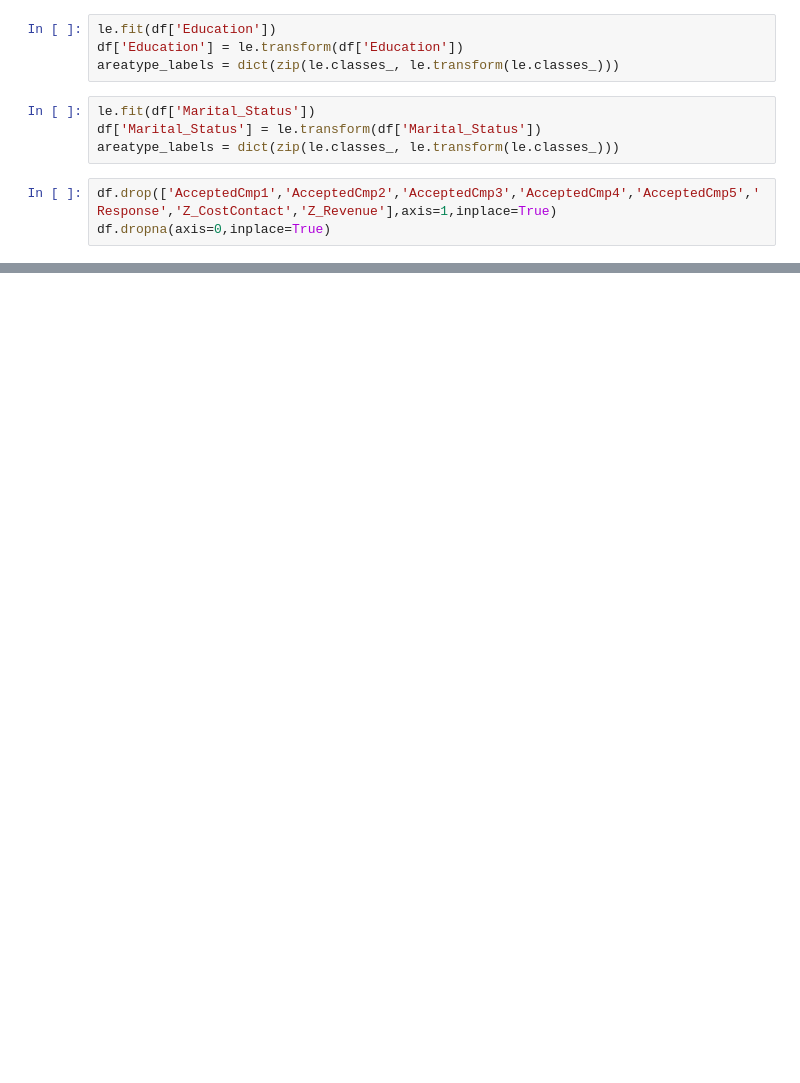
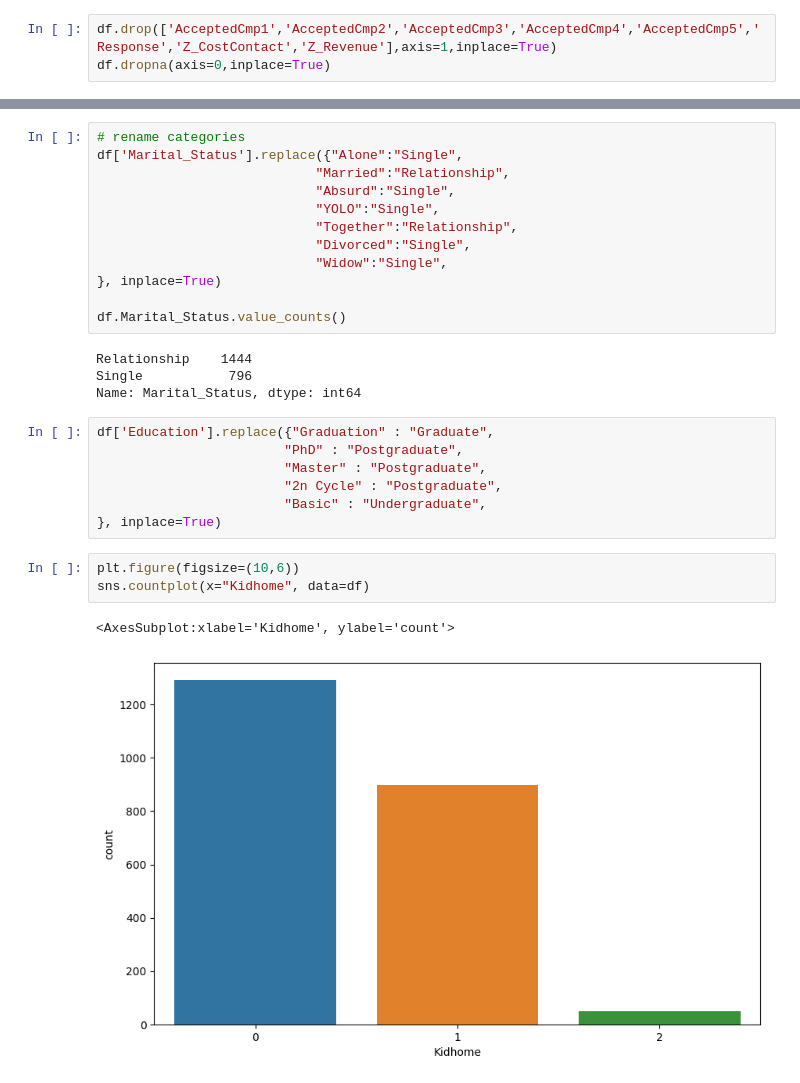
Before and after one commit to yeremiapane/Project-Capstone, a Jupyter notebook: projectCapstone.ipynb, the cells around one changed output, grey strips where cells are left out. Cells and saved outputs as stored; diff of their text form; blank space fills up the shorter version.

Commit message:
rename categories

```diff
--- a/projectCapstone.ipynb
+++ b/projectCapstone.ipynb
@@ -108,11 +103,3 @@ areatype_labels = dict(zip(le.classes_, le.transform(le.classes_)))
-# %%
-le.fit(df['Education'])
-df['Education'] = le.transform(df['Education'])
-areatype_labels = dict(zip(le.classes_, le.transform(le.classes_)))
-# %%
-le.fit(df['Marital_Status'])
-df['Marital_Status'] = le.transform(df['Marital_Status'])
-areatype_labels = dict(zip(le.classes_, le.transform(le.classes_)))
 # %%
 df.drop(['AcceptedCmp1','AcceptedCmp2','AcceptedCmp3','AcceptedCmp4','AcceptedCmp5','Response','Z_CostContact','Z_Revenue'],axis=1,inplace=True)
 df.dropna(axis=0,inplace=True)
@@ -159,0 +127,29 @@ df.head(20).T
+# %%
+# rename categories
+df['Marital_Status'].replace({"Alone":"Single",
+                            "Married":"Relationship",
+                            "Absurd":"Single",
+                            "YOLO":"Single",
+                            "Together":"Relationship",
+                            "Divorced":"Single",
+                            "Widow":"Single",
+}, inplace=True)
+
+df.Marital_Status.value_counts()
+# %% [output]
+Relationship    1444
+Single           796
+Name: Marital_Status, dtype: int64
+# %%
+df['Education'].replace({"Graduation" : "Graduate",
+                        "PhD" : "Postgraduate",
+                        "Master" : "Postgraduate",
+                        "2n Cycle" : "Postgraduate",
+                        "Basic" : "Undergraduate",
+}, inplace=True)
+# %%
+plt.figure(figsize=(10,6))
+sns.countplot(x="Kidhome", data=df)
+# %% [output]
+<AxesSubplot:xlabel='Kidhome', ylabel='count'>
+[figure, added]
```
Also changed, not shown: parts of 6 cells of this notebook.
